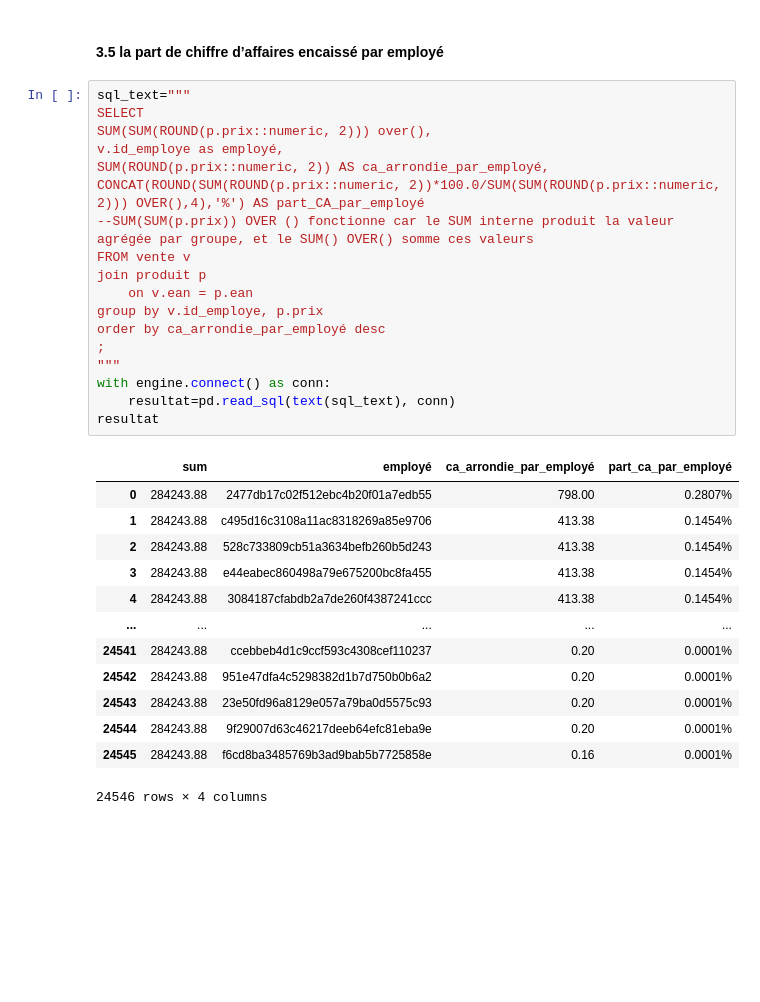
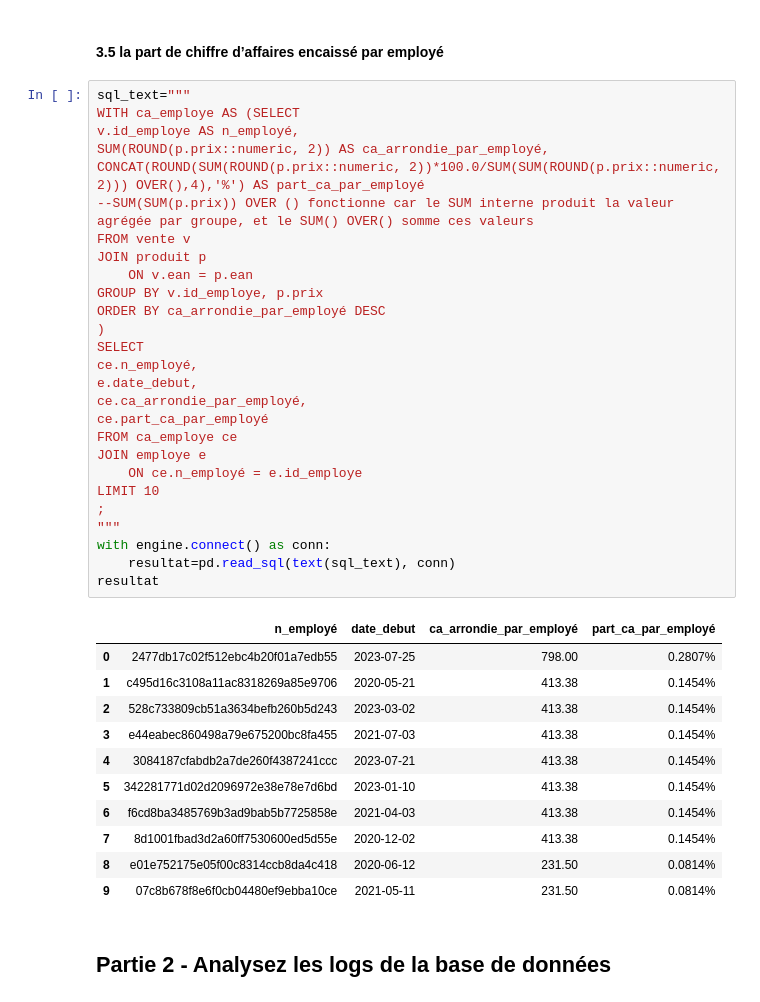
Before and after one commit to Sebules/Project_4_OpenClassrooms_Data_Engineer, a Jupyter notebook: Projet4-Sebastien.ipynb, the cells around one changed output. Cells and saved outputs as stored; diff of their text form; blank space fills up the shorter version.

```diff
--- a/Projet4-Sebastien.ipynb
+++ b/Projet4-Sebastien.ipynb
@@ -492,33 +497,42 @@ resultat
 #### 3.5 la part de chiffre d’affaires encaissé par employé
 # %%
 sql_text="""
-SELECT
-SUM(SUM(ROUND(p.prix::numeric, 2))) over(),
-v.id_employe as employé,
+WITH ca_employe AS (SELECT
+v.id_employe AS n_employé,
 SUM(ROUND(p.prix::numeric, 2)) AS ca_arrondie_par_employé,
-CONCAT(ROUND(SUM(ROUND(p.prix::numeric, 2))*100.0/SUM(SUM(ROUND(p.prix::numeric, 2))) OVER(),4),'%') AS part_CA_par_employé
+CONCAT(ROUND(SUM(ROUND(p.prix::numeric, 2))*100.0/SUM(SUM(ROUND(p.prix::numeric, 2))) OVER(),4),'%') AS part_ca_par_employé
 --SUM(SUM(p.prix)) OVER () fonctionne car le SUM interne produit la valeur agrégée par groupe, et le SUM() OVER() somme ces valeurs
 FROM vente v
-join produit p
-	on v.ean = p.ean
-group by v.id_employe, p.prix
-order by ca_arrondie_par_employé desc
+JOIN produit p
+	ON v.ean = p.ean
+GROUP BY v.id_employe, p.prix
+ORDER BY ca_arrondie_par_employé DESC
+)
+SELECT
+ce.n_employé,
+e.date_debut,
+ce.ca_arrondie_par_employé,
+ce.part_ca_par_employé
+FROM ca_employe ce
+JOIN employe e
+    ON ce.n_employé = e.id_employe
+LIMIT 10
 ;
 """
 with engine.connect() as conn:
     resultat=pd.read_sql(text(sql_text), conn)
 resultat
 # %% [output]
-|  | sum | employé | ca_arrondie_par_employé | part_ca_par_employé |
-| 0 | 284243.88 | 2477db17c02f512ebc4b20f01a7edb55 | 798.00 | 0.2807% |
-| 1 | 284243.88 | c495d16c3108a11ac8318269a85e9706 | 413.38 | 0.1454% |
-| 2 | 284243.88 | 528c733809cb51a3634befb260b5d243 | 413.38 | 0.1454% |
-| 3 | 284243.88 | e44eabec860498a79e675200bc8fa455 | 413.38 | 0.1454% |
-| 4 | 284243.88 | 3084187cfabdb2a7de260f4387241ccc | 413.38 | 0.1454% |
-| ... | ... | ... | ... | ... |
-| 24541 | 284243.88 | ccebbeb4d1c9ccf593c4308cef110237 | 0.20 | 0.0001% |
-| 24542 | 284243.88 | 951e47dfa4c5298382d1b7d750b0b6a2 | 0.20 | 0.0001% |
-| 24543 | 284243.88 | 23e50fd96a8129e057a79ba0d5575c93 | 0.20 | 0.0001% |
-| 24544 | 284243.88 | 9f29007d63c46217deeb64efc81eba9e | 0.20 | 0.0001% |
-| 24545 | 284243.88 | f6cd8ba3485769b3ad9bab5b7725858e | 0.16 | 0.0001% |
+|  | n_employé | date_debut | ca_arrondie_par_employé | part_ca_par_employé |
+| 0 | 2477db17c02f512ebc4b20f01a7edb55 | 2023-07-25 | 798.00 | 0.2807% |
+| 1 | c495d16c3108a11ac8318269a85e9706 | 2020-05-21 | 413.38 | 0.1454% |
+| 2 | 528c733809cb51a3634befb260b5d243 | 2023-03-02 | 413.38 | 0.1454% |
+| 3 | e44eabec860498a79e675200bc8fa455 | 2021-07-03 | 413.38 | 0.1454% |
+| 4 | 3084187cfabdb2a7de260f4387241ccc | 2023-07-21 | 413.38 | 0.1454% |
+| 5 | 342281771d02d2096972e38e78e7d6bd | 2023-01-10 | 413.38 | 0.1454% |
+| 6 | f6cd8ba3485769b3ad9bab5b7725858e | 2021-04-03 | 413.38 | 0.1454% |
+| 7 | 8d1001fbad3d2a60ff7530600ed5d55e | 2020-12-02 | 413.38 | 0.1454% |
+| 8 | e01e752175e05f00c8314ccb8da4c418 | 2020-06-12 | 231.50 | 0.0814% |
+| 9 | 07c8b678f8e6f0cb04480ef9ebba10ce | 2021-05-11 | 231.50 | 0.0814% |
-24546 rows × 4 columns
+# %% [markdown]
+## Partie 2 - Analysez les logs de la base de données
```
Also changed, not shown: parts of 54 cells of this notebook.
